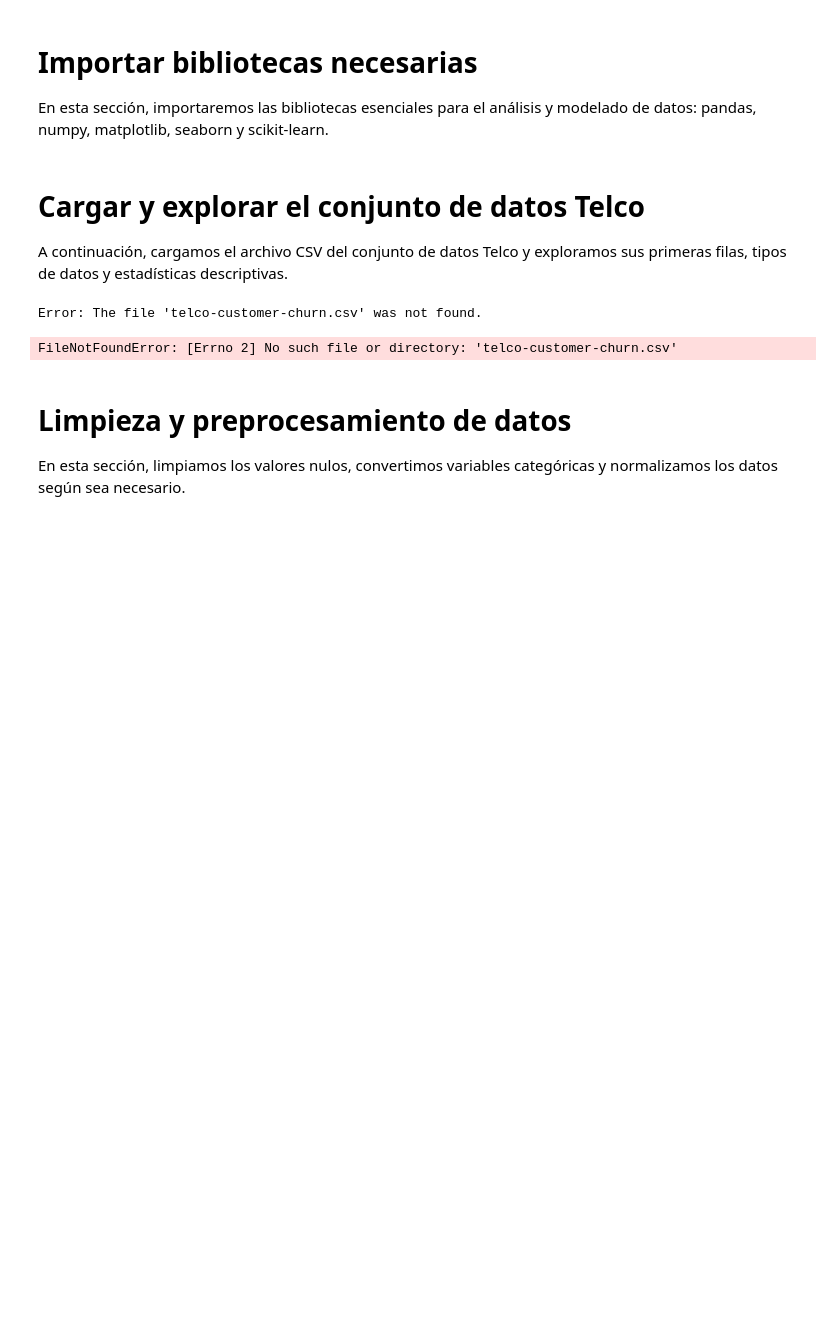
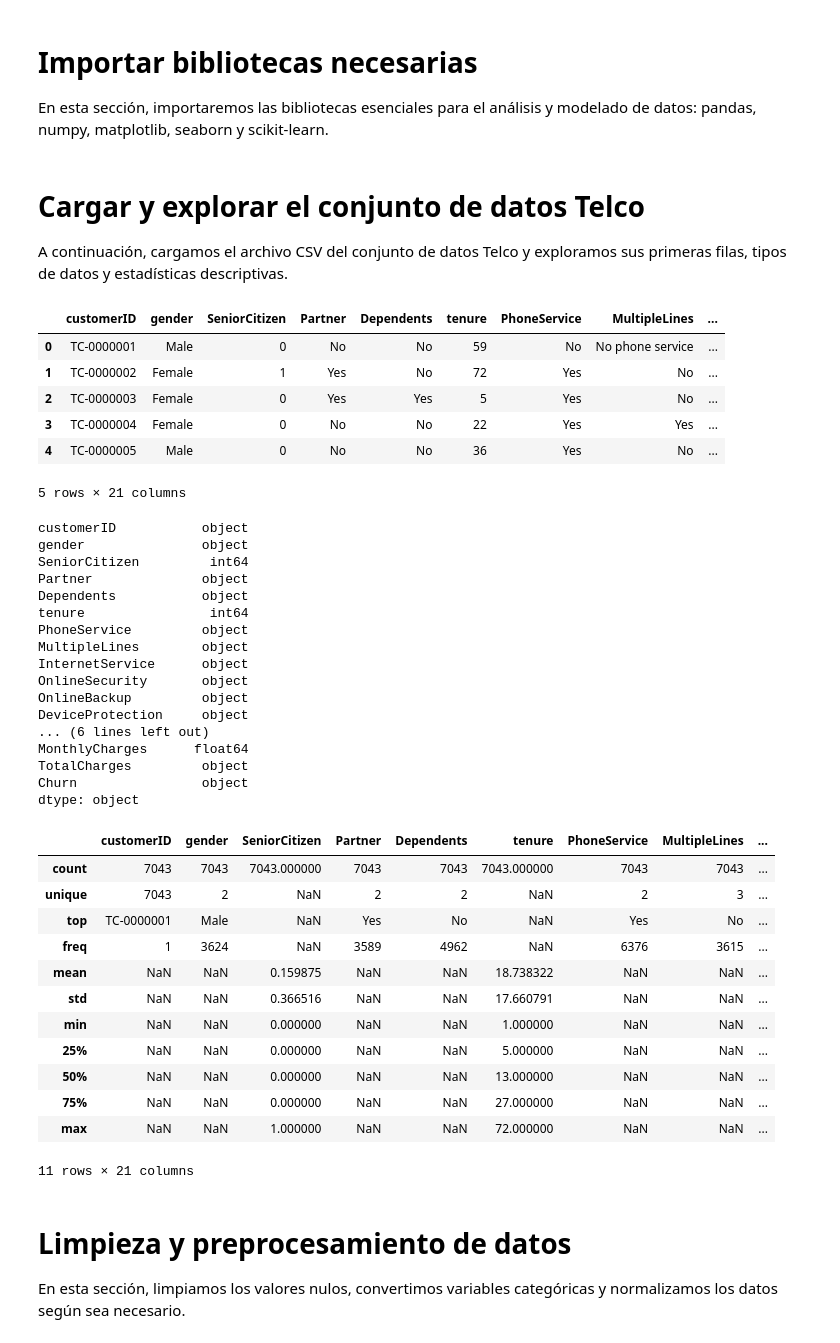
Before and after one commit to frankliramos/Portafolio, a Jupyter notebook: Telco esp.ipynb, the cells around one changed output. Cells and saved outputs as stored; diff of their text form; code cells hidden in the pictures; blank space fills up the shorter version.

```diff
--- a/Telco esp.ipynb
+++ b/Telco esp.ipynb
@@ -20,25 +20,60 @@ A continuación, cargamos el archivo CSV del conjunto de datos Telco y exploramo
 # %%
 # Cambia la ruta al archivo CSV según corresponda
 try:
-	df = pd.read_csv('telco-customer-churn.csv')
+	df = pd.read_csv('telco_customer_churn.csv')
 except FileNotFoundError:
 	print("Error: The file 'telco-customer-churn.csv' was not found.")
 	# Provide an alternative action, e.g., load a default dataset or exit
 	# For example:
 	# df = pd.DataFrame()  # Create an empty DataFrame
 	raise  # Re-raise the exception if you cannot proceed
 
 # Mostrar las primeras filas
 display(df.head())
 
 # Mostrar tipos de datos
 print(df.dtypes)
 
 # Estadísticas descriptivas
 display(df.describe(include='all'))
 # %% [output]
+|  | customerID | gender | SeniorCitizen | Partner | Dependents | tenure | PhoneService | MultipleLines | ... |
+| 0 | TC-0000001 | Male | 0 | No | No | 59 | No | No phone service | ... |
+| 1 | TC-0000002 | Female | 1 | Yes | No | 72 | Yes | No | ... |
+| 2 | TC-0000003 | Female | 0 | Yes | Yes | 5 | Yes | No | ... |
+| 3 | TC-0000004 | Female | 0 | No | No | 22 | Yes | Yes | ... |
+| 4 | TC-0000005 | Male | 0 | No | No | 36 | Yes | No | ... |
-Error: The file 'telco-customer-churn.csv' was not found.
+5 rows × 21 columns
-FileNotFoundError: [Errno 2] No such file or directory: 'telco-customer-churn.csv'
+customerID           object
+gender               object
+SeniorCitizen         int64
+Partner              object
+Dependents           object
+tenure                int64
+PhoneService         object
+MultipleLines        object
+InternetService      object
+OnlineSecurity       object
+OnlineBackup         object
+DeviceProtection     object
+... (6 lines left out)
+MonthlyCharges      float64
+TotalCharges         object
+Churn                object
+dtype: object
+|  | customerID | gender | SeniorCitizen | Partner | Dependents | tenure | PhoneService | MultipleLines | ... |
+| count | 7043 | 7043 | 7043.000000 | 7043 | 7043 | 7043.000000 | 7043 | 7043 | ... |
+| unique | 7043 | 2 | NaN | 2 | 2 | NaN | 2 | 3 | ... |
+| top | TC-0000001 | Male | NaN | Yes | No | NaN | Yes | No | ... |
+| freq | 1 | 3624 | NaN | 3589 | 4962 | NaN | 6376 | 3615 | ... |
+| mean | NaN | NaN | 0.159875 | NaN | NaN | 18.738322 | NaN | NaN | ... |
+| std | NaN | NaN | 0.366516 | NaN | NaN | 17.660791 | NaN | NaN | ... |
+| min | NaN | NaN | 0.000000 | NaN | NaN | 1.000000 | NaN | NaN | ... |
+| 25% | NaN | NaN | 0.000000 | NaN | NaN | 5.000000 | NaN | NaN | ... |
+| 50% | NaN | NaN | 0.000000 | NaN | NaN | 13.000000 | NaN | NaN | ... |
+| 75% | NaN | NaN | 0.000000 | NaN | NaN | 27.000000 | NaN | NaN | ... |
+| max | NaN | NaN | 1.000000 | NaN | NaN | 72.000000 | NaN | NaN | ... |
+11 rows × 21 columns
 # %% [markdown]
 # Limpieza y preprocesamiento de datos
 
```
Also changed, not shown: parts of 7 cells of this notebook.
